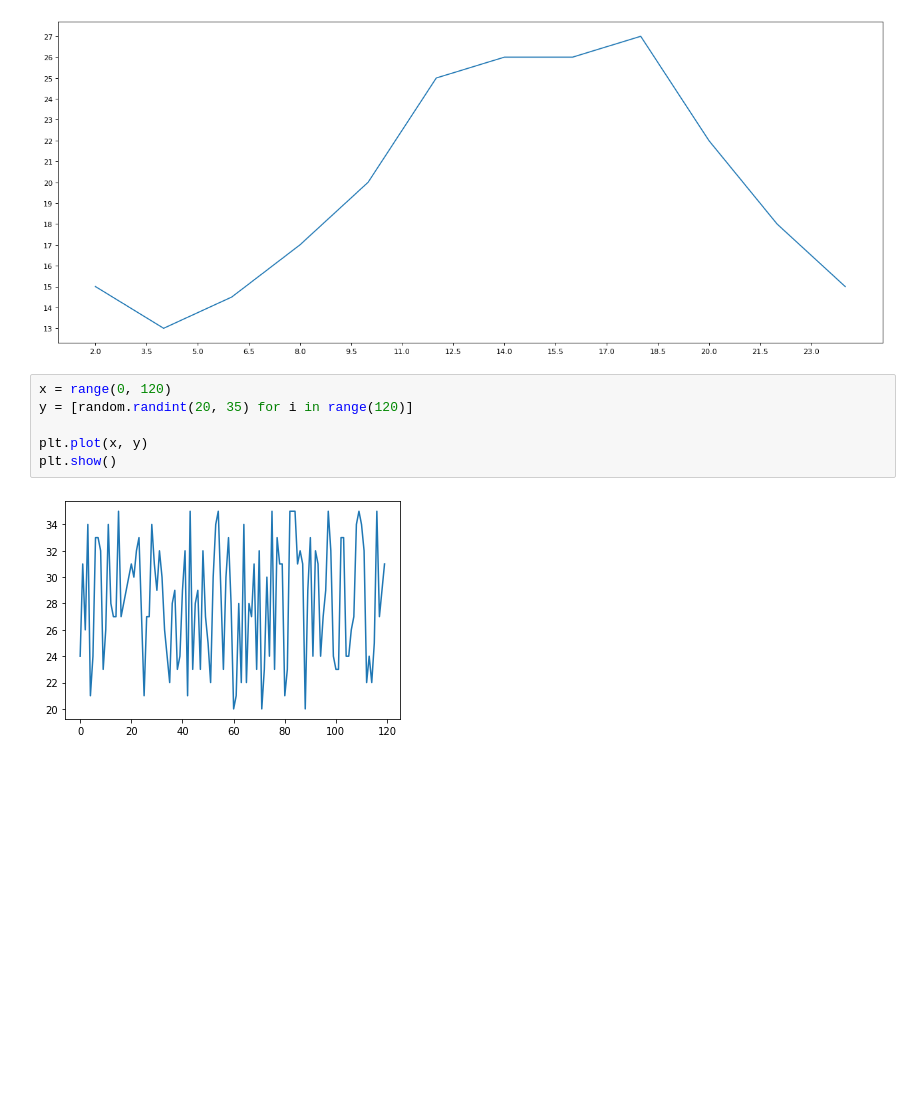
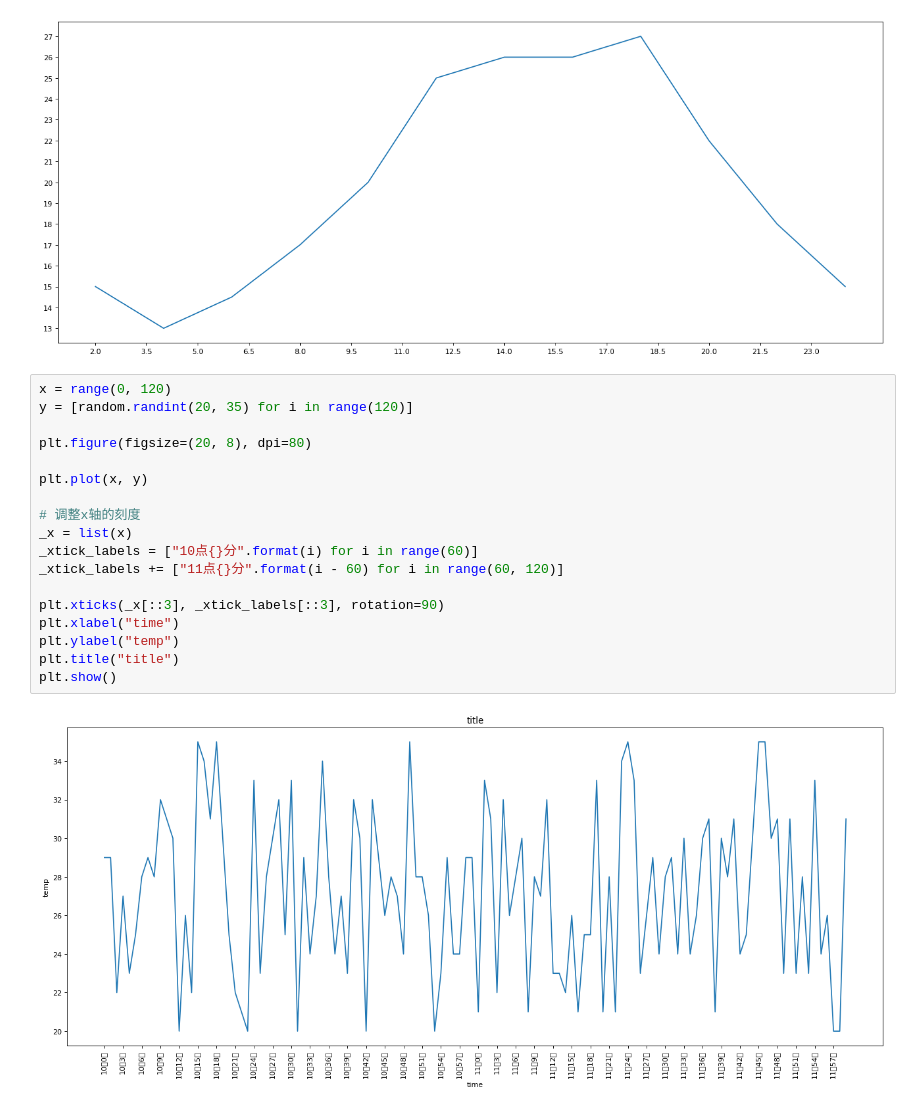
Before and after one commit to Vik1ang/COMP9417, a Jupyter notebook: comp9417/Self-Study /matplot.ipynb, the cells around one changed output. Saved outputs shown, nothing was run; the diff lists cells and outputs as text; blank space fills up the shorter version.

```diff
--- a/comp9417/Self-Study /matplot.ipynb
+++ b/comp9417/Self-Study /matplot.ipynb
@@ -22,11 +23,23 @@ plt.yticks(range(min(y), max(y) + 1))
 plt.show()
 # %% [output]
 [figure]
-# %%
-x = range(0, 120)
-y = [random.randint(20, 35) for i in range(120)]
-
-plt.plot(x, y)
-plt.show()
-# %% [output]
-[figure, removed]
+# %%
+x = range(0, 120)
+y = [random.randint(20, 35) for i in range(120)]
+
+plt.figure(figsize=(20, 8), dpi=80)
+
+plt.plot(x, y)
+
+# 调整x轴的刻度
+_x = list(x)
+_xtick_labels = ["10点{}分".format(i) for i in range(60)]
+_xtick_labels += ["11点{}分".format(i - 60) for i in range(60, 120)]
+
+plt.xticks(_x[::3], _xtick_labels[::3], rotation=90)
+plt.xlabel("time")
+plt.ylabel("temp")
+plt.title("title")
+plt.show()
+# %% [output]
+[figure, added]
```
Also changed, not shown: parts of 8 cells of this notebook, 1 other file.
